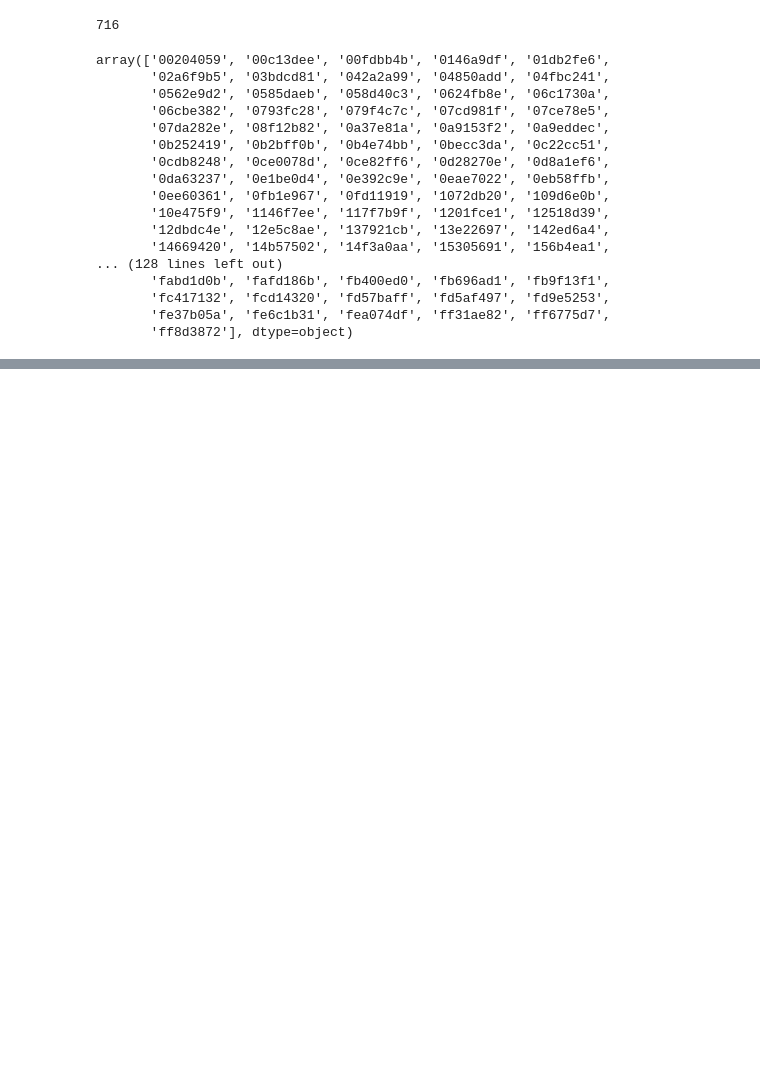
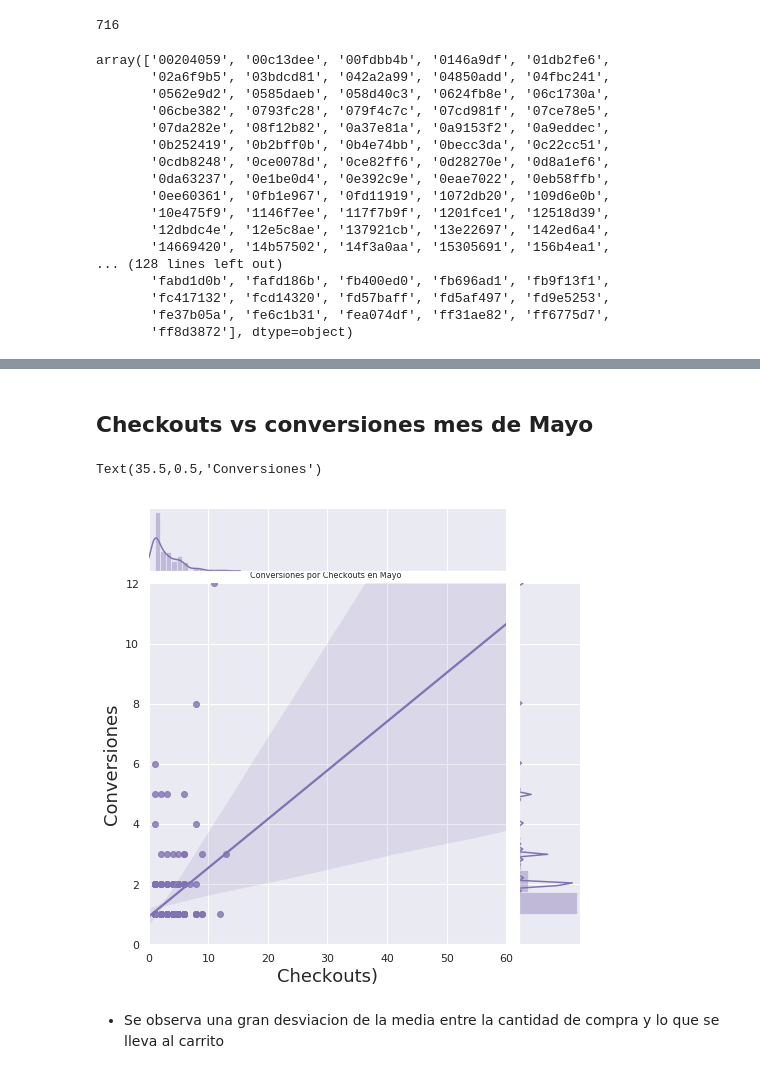
Before and after one commit to shizus/orga-2018-2c, a Jupyter notebook: person.ipynb, the cells around one changed output, grey strips where cells are left out. Drawn from its saved outputs; the diff is of its cells as text; code cells hidden in the pictures; blank space fills up the shorter version.

```diff
--- a/person.ipynb
+++ b/person.ipynb
@@ -250,0 +387,33 @@ array(['00204059', '00c13dee', '00fdbb4b', '0146a9df', '01db2fe6',
+# %% [markdown]
+## Checkouts vs  conversiones mes de Mayo
+# %%
+check = persons1[persons1['event'] == 'checkout']
+cnv = persons1[persons1['event'] == 'conversion']
+cnv1 = cnv.groupby('person')['event'].count()
+checks = check.groupby('person')['event'].count()
+# %%
+#Dataframe con las personas que convirtieron en Mayo de todos los paises
+cnv2 = cnv1.reset_index()
+cnv2.rename(columns={'event': 'cantidad_Conversiones'}, inplace=True)
+cnv2 = cnv2.sort_values(by='cantidad_Conversiones',ascending = False)
+# %%
+#Dataframe con las personas que realizaron Checkouts en Mayo de todos los paises
+checks1 = checks.reset_index()
+checks1.rename(columns={'event': 'cantidad_Checkouts'}, inplace=True)
+checks1 = checks1.sort_values(by='cantidad_Checkouts',ascending = False)
+# %%
+#hago el left join
+checksVsVisits = pd.merge(checks1, cnv2,on = 'person', how='left').dropna()
+# %%
+
+g = sns.jointplot( "cantidad_Checkouts", "cantidad_Conversiones", data=checksVsVisits, kind="reg",
+                  xlim=(0, 60), ylim=(0, 12), color="m", height=7)
+
+plt.title('Conversiones por Checkouts en Mayo ', fontsize = 8)
+plt.xlabel('Checkouts)',fontsize = 18)
+plt.ylabel('Conversiones',fontsize = 18)
+# %% [output]
+Text(35.5,0.5,'Conversiones')
+[figure, added]
+# %% [markdown]
+* Se observa una gran desviacion de la media entre la cantidad de compra y lo que se lleva al carrito
```
Also changed, not shown: parts of 17 cells of this notebook.
